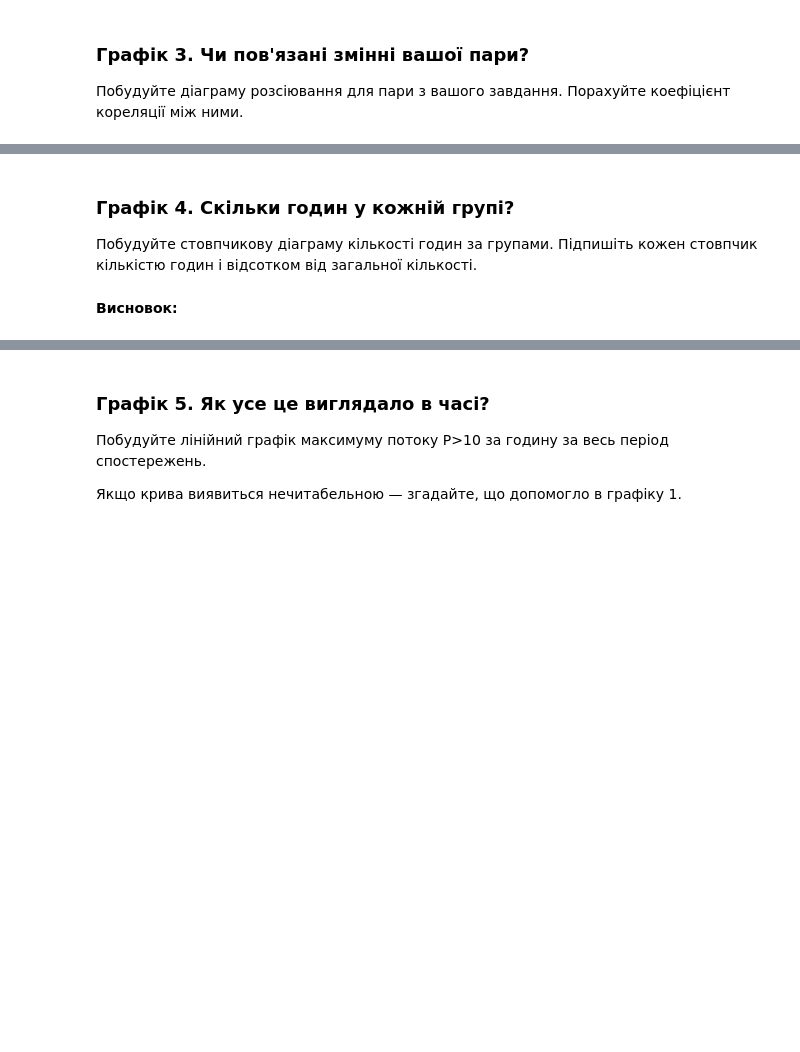
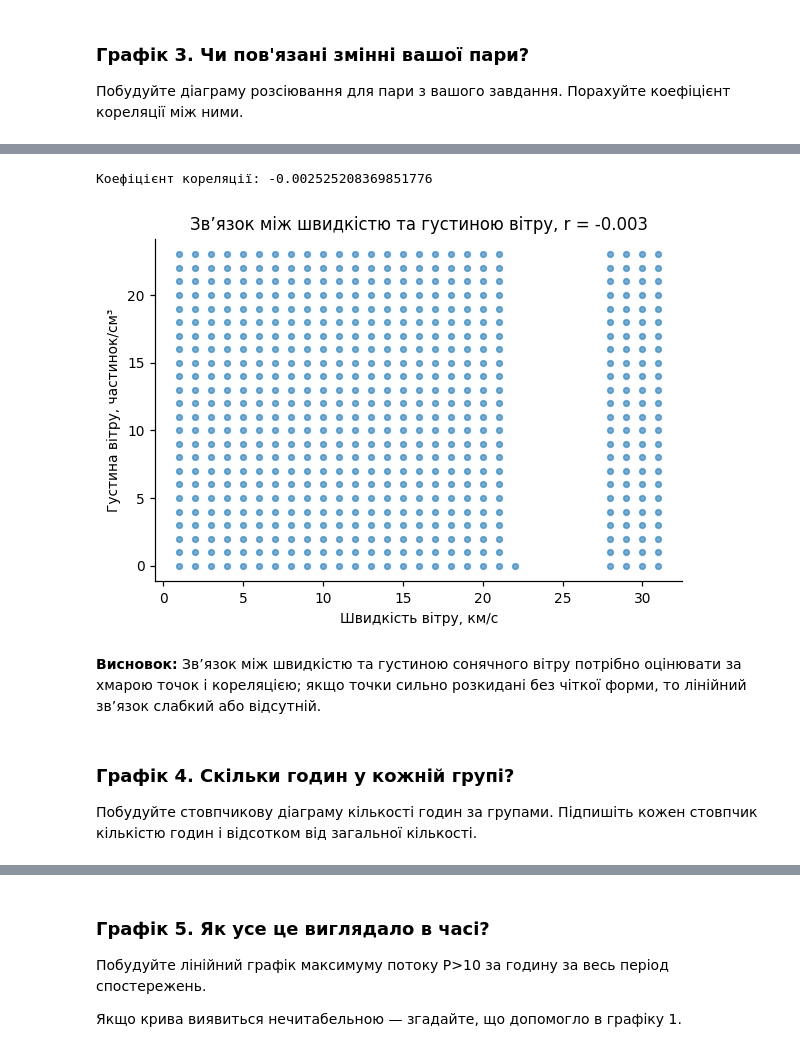
Before and after one commit to taras-ivanyk/Data_Analysis, a Jupyter notebook: Lab_1.ipynb, the cells around one changed output, grey strips where cells are left out. Saved outputs shown, nothing was run; the diff lists cells and outputs as text; code cells hidden in the pictures; blank space fills up the shorter version.

```diff
--- a/Lab_1.ipynb
+++ b/Lab_1.ipynb
@@ -395,3 +978,21 @@ print('Етап 4 пройдено:', len(M), 'рядків')
+# %%
+pair = M[['швидкість вітру', 'густина вітру']].dropna()
+corr = pair['швидкість вітру'].corr(pair['густина вітру'])
+
+print('Коефіцієнт кореляції:', corr)
+
+plt.figure(figsize=(5.5, 4))
+plt.scatter(pair['швидкість вітру'], pair['густина вітру'], s=14, alpha=0.6)
+plt.xlabel('Швидкість вітру, км/с')
+plt.ylabel('Густина вітру, частинок/см³')
+plt.title(f'Зв’язок між швидкістю та густиною вітру, r = {corr:.3f}')
+plt.tight_layout()
+plt.show()
+# %% [output]
+Коефіцієнт кореляції: -0.002525208369851776
+[figure, added]
+# %% [markdown]
+**Висновок:** Зв’язок між швидкістю та густиною сонячного вітру потрібно оцінювати за хмарою точок і кореляцією; якщо точки сильно розкидані без чіткої форми, то лінійний зв’язок слабкий або відсутній.
 # %% [markdown]
 ### Графік 4. Скільки годин у кожній групі?
 Побудуйте стовпчикову діаграму кількості годин за групами. Підпишіть кожен стовпчик
@@ -401,2 +999,0 @@ print('Етап 4 пройдено:', len(M), 'рядків')
-# %% [markdown]
-**Висновок:**
```
Also changed, not shown: parts of 78 cells of this notebook.
